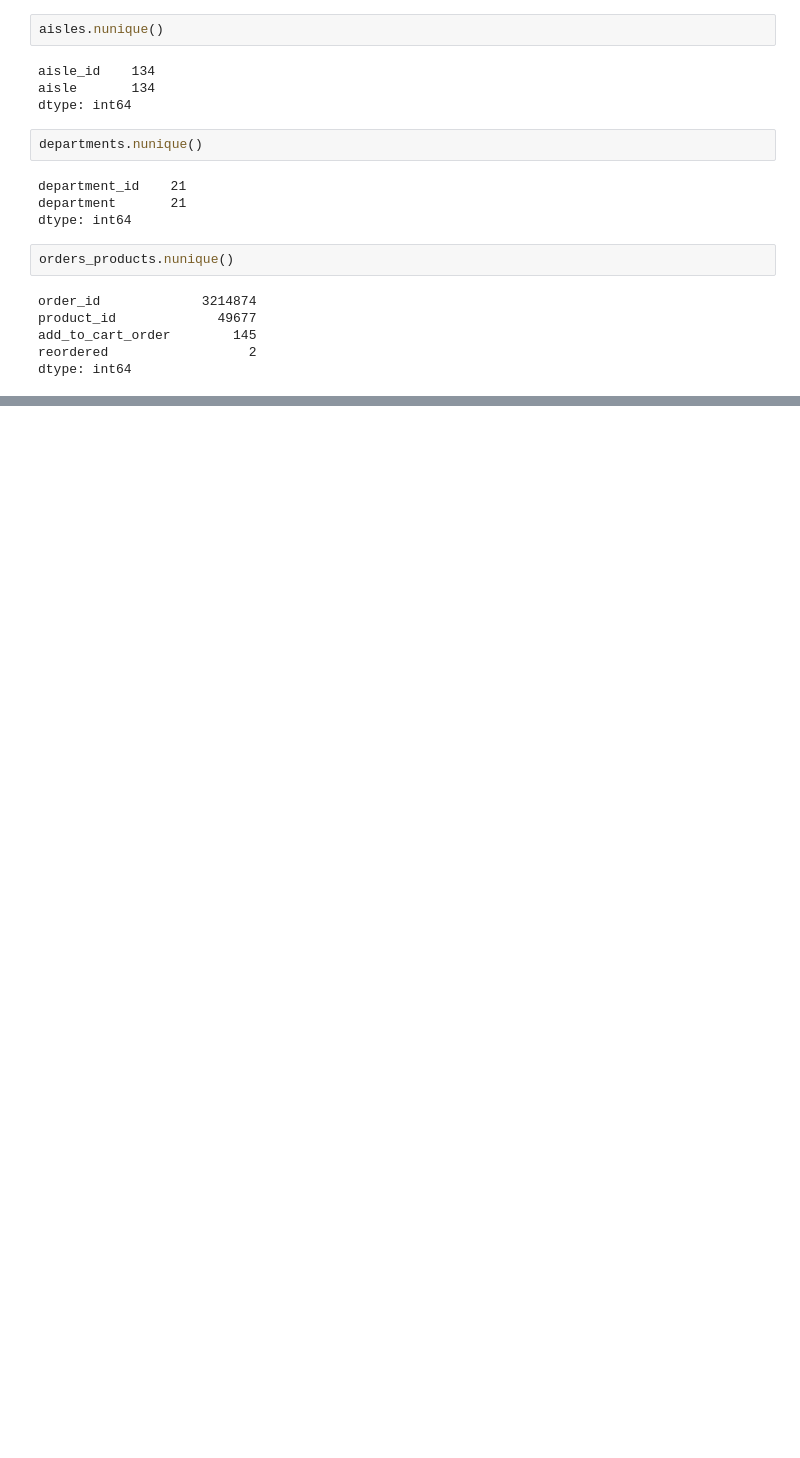
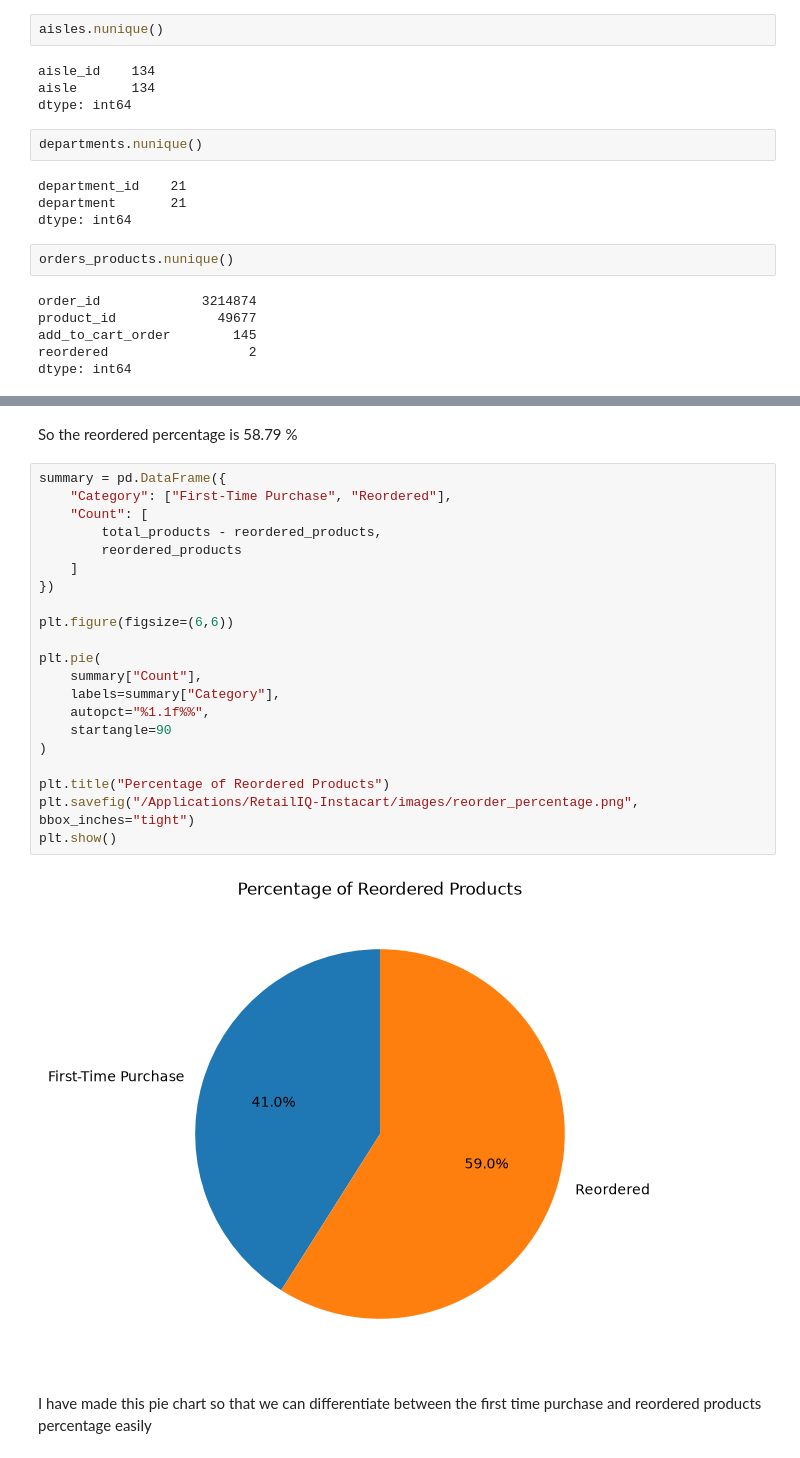
Before and after one commit to Anirbansur077/RetailIQ_Instacart_Data_Analysis_Project, a Jupyter notebook: notebooks/data_cleaning_and_eda_.ipynb, the cells around one changed output, grey strips where cells are left out. Saved outputs shown, nothing was run; the diff lists cells and outputs as text; blank space fills up the shorter version.

Commit message:
Complete data cleaning, quality assessment, and exploratory data analysis

```diff
--- a/notebooks/data_cleaning_and_eda_.ipynb
+++ b/notebooks/data_cleaning_and_eda_.ipynb
@@ -137,0 +264,27 @@ dtype: int64
+# %% [markdown]
+So the reordered percentage is 58.79 %
+# %%
+summary = pd.DataFrame({
+    "Category": ["First-Time Purchase", "Reordered"],
+    "Count": [
+        total_products - reordered_products,
+        reordered_products
+    ]
+})
+
+plt.figure(figsize=(6,6))
+
+plt.pie(
+    summary["Count"],
+    labels=summary["Category"],
+    autopct="%1.1f%%",
+    startangle=90
+)
+
+plt.title("Percentage of Reordered Products")
+plt.savefig("/Applications/RetailIQ-Instacart/images/reorder_percentage.png", bbox_inches="tight")
+plt.show()
+# %% [output]
+[figure, added]
+# %% [markdown]
+I have made this pie chart so that we can differentiate between the first time purchase and reordered products percentage easily
```
Also changed, not shown: parts of 125 cells of this notebook, 19 other files.
